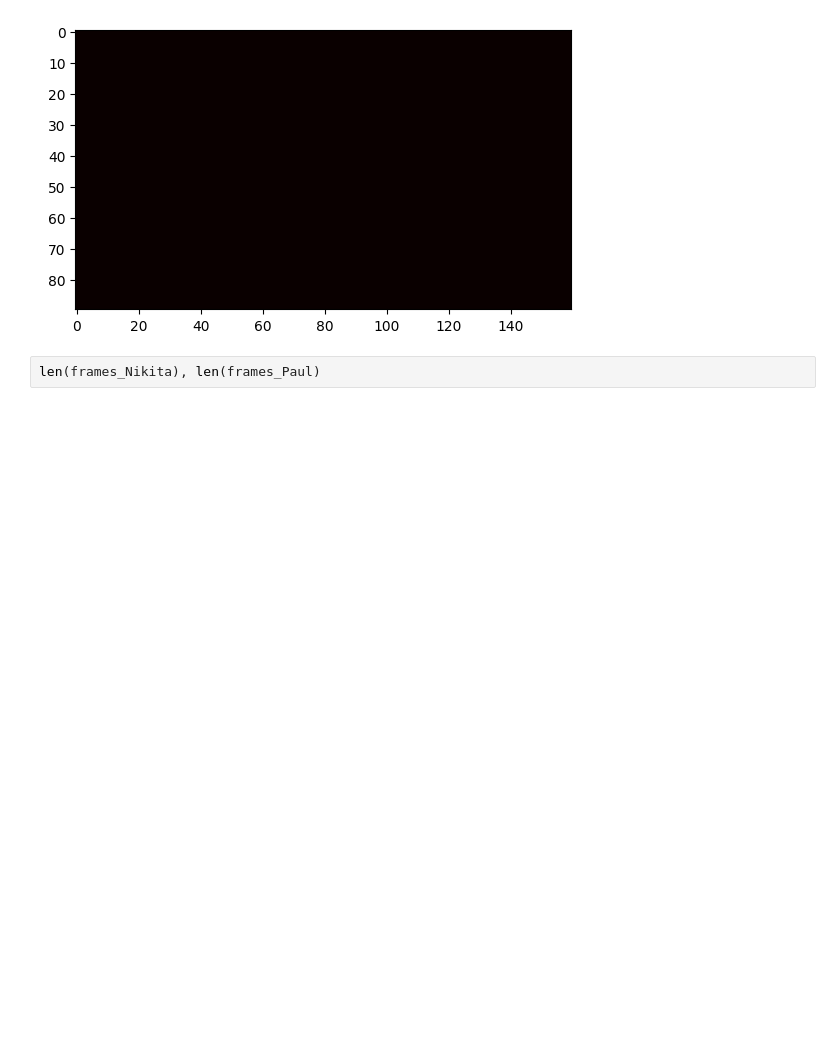
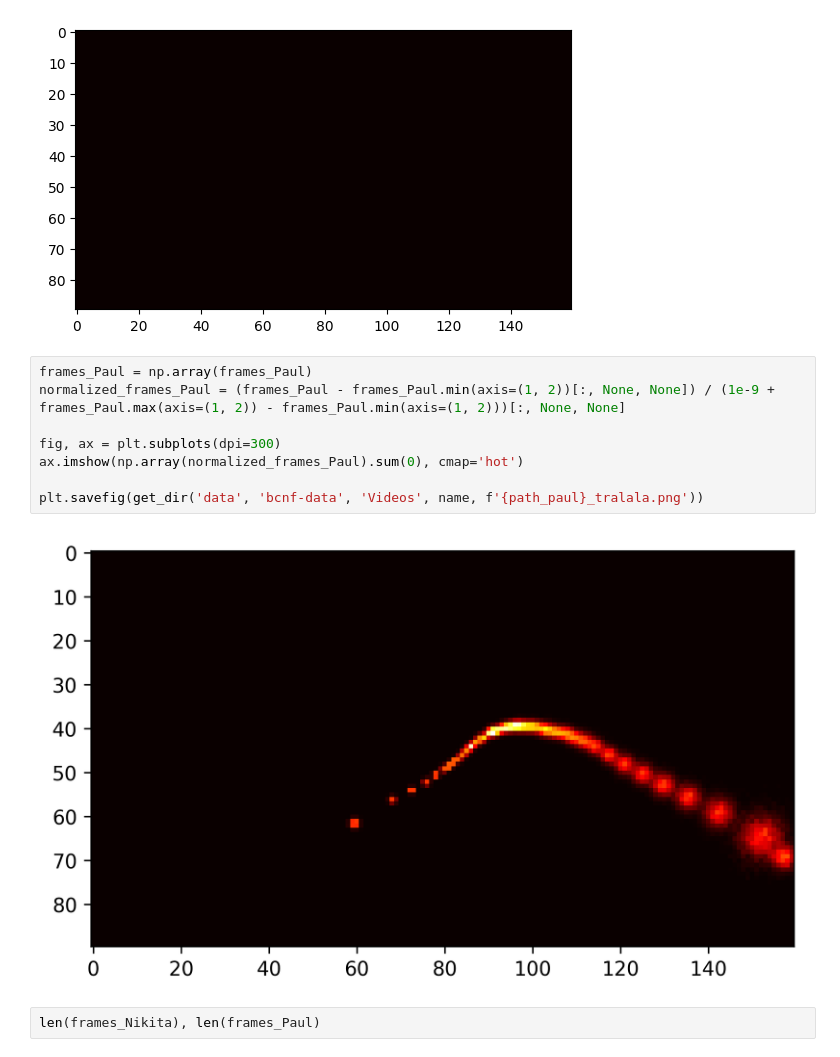
Before and after one commit to MrWhatZitToYaa/IGNNS-final-project, a Jupyter notebook: experimental/convert_videos.ipynb, the cells around one changed output. Cells and saved outputs as stored; diff of their text form; blank space fills up the shorter version.

```diff
--- a/experimental/convert_videos.ipynb
+++ b/experimental/convert_videos.ipynb
@@ -174,6 +175,16 @@ plt.show()
 MovieWriter imagemagick unavailable; using Pillow instead.
 [figure]
 [figure]
+# %%
+frames_Paul = np.array(frames_Paul)
+normalized_frames_Paul = (frames_Paul - frames_Paul.min(axis=(1, 2))[:, None, None]) / (1e-9 + frames_Paul.max(axis=(1, 2)) - frames_Paul.min(axis=(1, 2)))[:, None, None]
+
+fig, ax = plt.subplots(dpi=300)
+ax.imshow(np.array(normalized_frames_Paul).sum(0), cmap='hot')
+
+plt.savefig(get_dir('data', 'bcnf-data', 'Videos', name, f'{path_paul}_tralala.png'))
+# %% [output]
+[figure, added]
 # %%
 len(frames_Nikita), len(frames_Paul)
 # %% [output]
```
Also changed, not shown: parts of 4 cells of this notebook.
